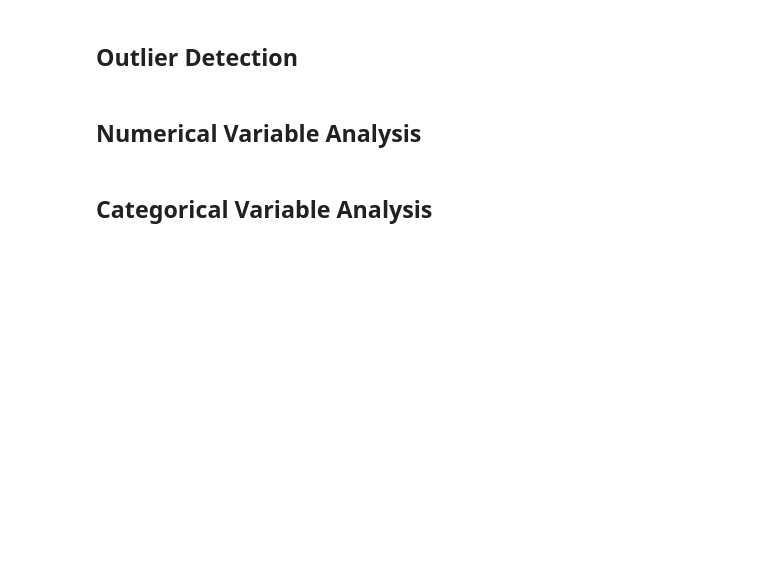
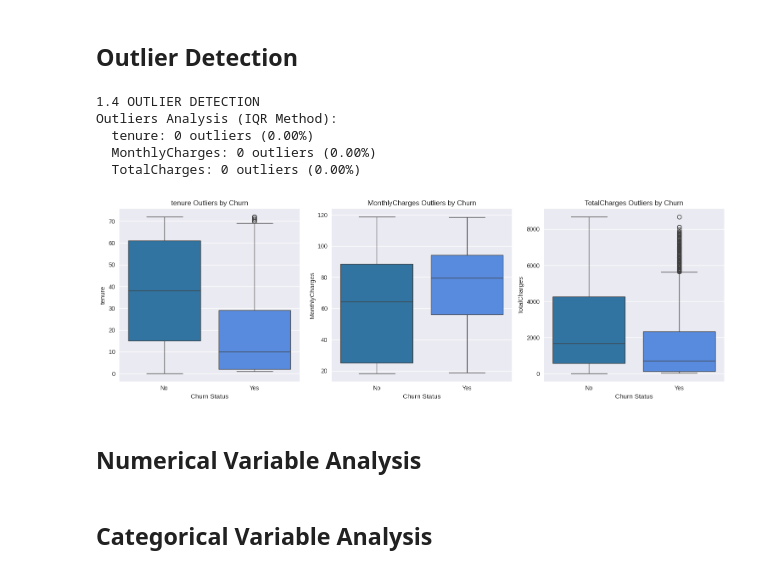
Before and after one commit to Saniru2006/Telco_Customer_Churn_2425606, a Jupyter notebook: CM2604_2425606_ICW.ipynb, the cells around one changed output. Drawn from its saved outputs; the diff is of its cells as text; code cells hidden in the pictures; blank space fills up the shorter version.

```diff
--- a/CM2604_2425606_ICW.ipynb
+++ b/CM2604_2425606_ICW.ipynb
@@ -162,5 +205,35 @@ Cleaned dataset shape: (7043, 20)
 # %% [markdown]
 ## Outlier Detection
+# %%
+print("\n1.4 OUTLIER DETECTION")
+
+numerical_cols = ['tenure', 'MonthlyCharges', 'TotalCharges']
+print("Outliers Analysis (IQR Method):")
+
+for col in numerical_cols:
+    Q1 = df_clean[col].quantile(0.25)
+    Q3 = df_clean[col].quantile(0.75)
+    IQR = Q3 - Q1
+    lower_bound = Q1 - 1.5 * IQR
+    upper_bound = Q3 + 1.5 * IQR
+    outliers = df_clean[(df_clean[col] < lower_bound) | (df_clean[col] > upper_bound)]
+    print(f"  {col}: {len(outliers)} outliers ({len(outliers)/len(df_clean)*100:.2f}%)")
+
+# Box plots for outlier visualization
+fig, axes = plt.subplots(1, 3, figsize=(15, 5))
+for i, col in enumerate(numerical_cols):
+    sns.boxplot(data=df_clean, x='Churn', y=col, ax=axes[i], palette={'No': '#1f77b4', 'Yes': '#4285f4'})
+    axes[i].set_title(f'{col} Outliers by Churn')
+    axes[i].set_xlabel('Churn Status')
+plt.tight_layout()
+plt.show()
+# %% [output]
+1.4 OUTLIER DETECTION
+Outliers Analysis (IQR Method):
+  tenure: 0 outliers (0.00%)
+  MonthlyCharges: 0 outliers (0.00%)
+  TotalCharges: 0 outliers (0.00%)
+[figure, added]
 # %% [markdown]
 ## Numerical Variable Analysis
 # %% [markdown]
```
Also changed, not shown: parts of 1 cell of this notebook.
